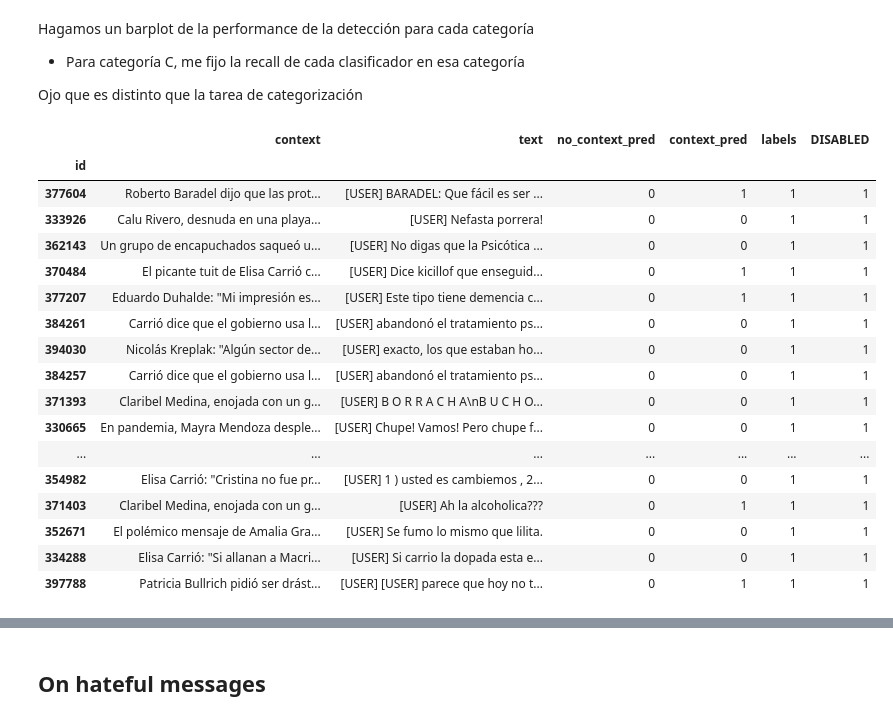
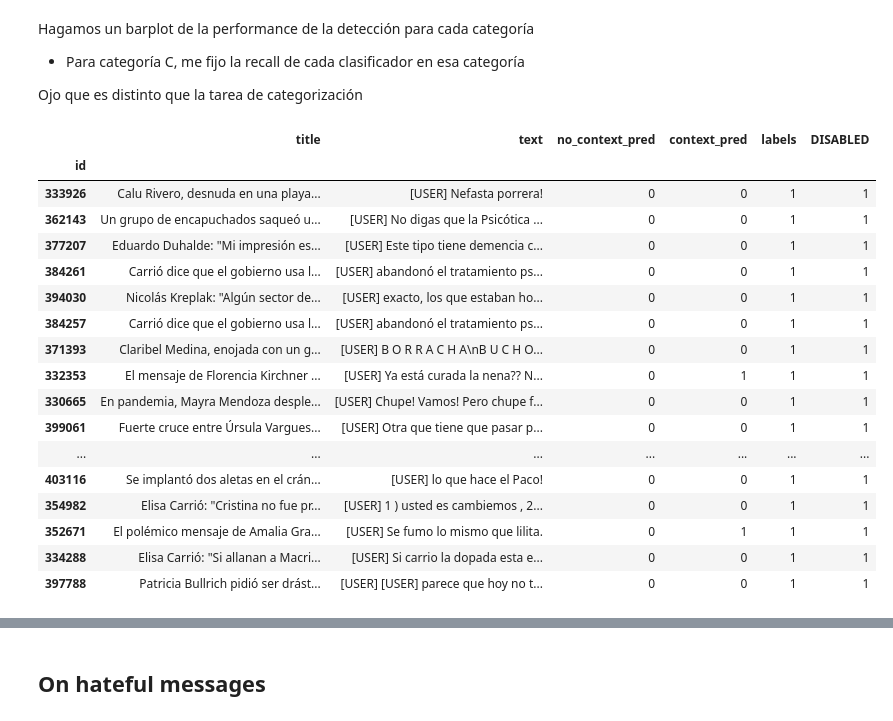
Before and after one commit to finiteautomata/contextualized-hatespeech-classification, a Jupyter notebook: notebooks/Where context helps.ipynb, the cells around one changed output, grey strips where cells are left out. Cells and saved outputs as stored; diff of their text form; code cells hidden in the pictures.

```diff
--- a/notebooks/Where context helps.ipynb
+++ b/notebooks/Where context helps.ipynb
@@ -11,27 +11,35 @@ os.environ["CUDA_VISIBLE_DEVICES"] = "1"
 
 from hatedetection import load_datasets
 
-train_dataset, dev_dataset, test_dataset = load_datasets()
+train_dataset, dev_dataset, test_dataset = load_datasets(add_body=True)
 # %%
 import torch
 from transformers import AutoModelForSequenceClassification, AutoTokenizer
 
 context_model_name = "../models/bert-contextualized-hate-speech-es/"
 no_context_model_name = "../models/bert-non-contextualized-hate-speech-es"
+full_context_model_name = "../models/bert-title-body-hate-speech-es/"
+
 
 context_model = AutoModelForSequenceClassification.from_pretrained(context_model_name, return_dict=True, num_labels=2)
 no_context_model = AutoModelForSequenceClassification.from_pretrained(no_context_model_name, return_dict=True, num_labels=2)
+full_context_model = AutoModelForSequenceClassification.from_pretrained(no_context_model_name, return_dict=True, num_labels=2)
 
 context_model.eval()
 no_context_model.eval()
+full_context_model.eval()
 
 
 device = "cuda" if torch.cuda.is_available() else "cpu"
 
 context_model = context_model.to(device)
 no_context_model = no_context_model.to(device)
-
+full_context_model = full_context_model.to(device)
 # Tienen mismo tokenizer así que todo bien
 
-tokenizer = AutoTokenizer.from_pretrained(context_model_name)
-tokenizer.model_max_length = 256
+no_context_tokenizer = AutoTokenizer.from_pretrained(no_context_model_name)
+context_tokenizer = AutoTokenizer.from_pretrained(context_model_name)
+full_context_tokenizer = AutoTokenizer.from_pretrained(context_model_name)
+
+no_context_tokenizer.model_max_length = 128
+context_tokenizer.model_max_length = 256
@@ -63,3 +46,15 @@ context_dataset = dev_dataset.map(lambda x: tokenize(x, context=True), batched=T
+# %%
+from hatedetection.training import tokenize
+
+batch_size = 32
+eval_batch_size = 16
+
+dataset = test_dataset
+
+
+no_context_dataset = dataset.map(lambda x: tokenize(no_context_tokenizer, x, context='none'), batched=True, batch_size=eval_batch_size)
+context_dataset = dataset.map(lambda x: tokenize(context_tokenizer, x, context='title'), batched=True, batch_size=eval_batch_size)
+full_context_dataset = dataset.map(lambda x: tokenize(full_context_tokenizer, x, context='title+body'), batched=True, batch_size=eval_batch_size)
 # %%
 
 def format_dataset(dataset):
@@ -86,14 +82,18 @@ context_trainer = Trainer(
     model=context_model,
     args=training_args,
     compute_metrics=compute_hate_metrics,
-    eval_dataset=context_dataset,
+)
+
+full_context_trainer = Trainer(
+    model=full_context_model,
+    args=training_args,
+    compute_metrics=compute_hate_metrics,
 )
 
 no_context_trainer = Trainer(
     model=no_context_model,
     args=training_args,
     compute_metrics=compute_hate_metrics,
-    eval_dataset=no_context_dataset,
 )
 # %% [markdown]
 ## Resultados
@@ -164,27 +194,27 @@ Ojo que es distinto que la tarea de categorización
 # %%
 pd.options.display.max_rows = 100
 pd.options.display.max_colwidth = 400
 
-df[(df["DISABLED"] != 0) & (df["no_context_pred"] == 0)][["context", "text", "no_context_pred", "context_pred", "labels", "DISABLED"]]
+df[(df["DISABLED"] != 0) & (df["no_context_pred"] == 0)][["title", "text", "no_context_pred", "context_pred", "labels", "DISABLED"]]
 # %% [output]
-|  | context | text | no_context_pred | context_pred | labels | DISABLED |
+|  | title | text | no_context_pred | context_pred | labels | DISABLED |
 | id |  |  |  |  |  |  |
-| 377604 | Roberto Baradel dijo que las prot... | [USER] BARADEL: Que fácil es ser ... | 0 | 1 | 1 | 1 |
 | 333926 | Calu Rivero, desnuda en una playa... | [USER] Nefasta porrera! | 0 | 0 | 1 | 1 |
 | 362143 | Un grupo de encapuchados saqueó u... | [USER] No digas que la Psicótica ... | 0 | 0 | 1 | 1 |
-| 370484 | El picante tuit de Elisa Carrió c... | [USER] Dice kicillof que enseguid... | 0 | 1 | 1 | 1 |
-| 377207 | Eduardo Duhalde: "Mi impresión es... | [USER] Este tipo tiene demencia c... | 0 | 1 | 1 | 1 |
+| 377207 | Eduardo Duhalde: "Mi impresión es... | [USER] Este tipo tiene demencia c... | 0 | 0 | 1 | 1 |
 | 384261 | Carrió dice que el gobierno usa l... | [USER] abandonó el tratamiento ps... | 0 | 0 | 1 | 1 |
 | 394030 | Nicolás Kreplak: "Algún sector de... | [USER] exacto, los que estaban ho... | 0 | 0 | 1 | 1 |
 | 384257 | Carrió dice que el gobierno usa l... | [USER] abandonó el tratamiento ps... | 0 | 0 | 1 | 1 |
 | 371393 | Claribel Medina, enojada con un g... | [USER] B O R R A C H A\nB U C H O... | 0 | 0 | 1 | 1 |
+| 332353 | El mensaje de Florencia Kirchner ... | [USER] Ya está curada la nena?? N... | 0 | 1 | 1 | 1 |
 | 330665 | En pandemia, Mayra Mendoza desple... | [USER] Chupe! Vamos! Pero chupe f... | 0 | 0 | 1 | 1 |
+| 399061 | Fuerte cruce entre Úrsula Vargues... | [USER] Otra que tiene que pasar p... | 0 | 0 | 1 | 1 |
 | ... | ... | ... | ... | ... | ... | ... |
+| 403116 | Se implantó dos aletas en el crán... | [USER] lo que hace el Paco! | 0 | 0 | 1 | 1 |
 | 354982 | Elisa Carrió: "Cristina no fue pr... | [USER] 1 ) usted es cambiemos , 2... | 0 | 0 | 1 | 1 |
-| 371403 | Claribel Medina, enojada con un g... | [USER] Ah la alcoholica??? | 0 | 1 | 1 | 1 |
-| 352671 | El polémico mensaje de Amalia Gra... | [USER] Se fumo lo mismo que lilita. | 0 | 0 | 1 | 1 |
+| 352671 | El polémico mensaje de Amalia Gra... | [USER] Se fumo lo mismo que lilita. | 0 | 1 | 1 | 1 |
 | 334288 | Elisa Carrió: "Si allanan a Macri... | [USER] Si carrio la dopada esta e... | 0 | 0 | 1 | 1 |
-| 397788 | Patricia Bullrich pidió ser drást... | [USER] [USER] parece que hoy no t... | 0 | 1 | 1 | 1 |
+| 397788 | Patricia Bullrich pidió ser drást... | [USER] [USER] parece que hoy no t... | 0 | 0 | 1 | 1 |
 # %%
 from hatedetection import extended_hate_categories, hate_categories
 from sklearn.metrics import f1_score, recall_score
```
Also changed, not shown: parts of 12 cells of this notebook, 3 other files.
